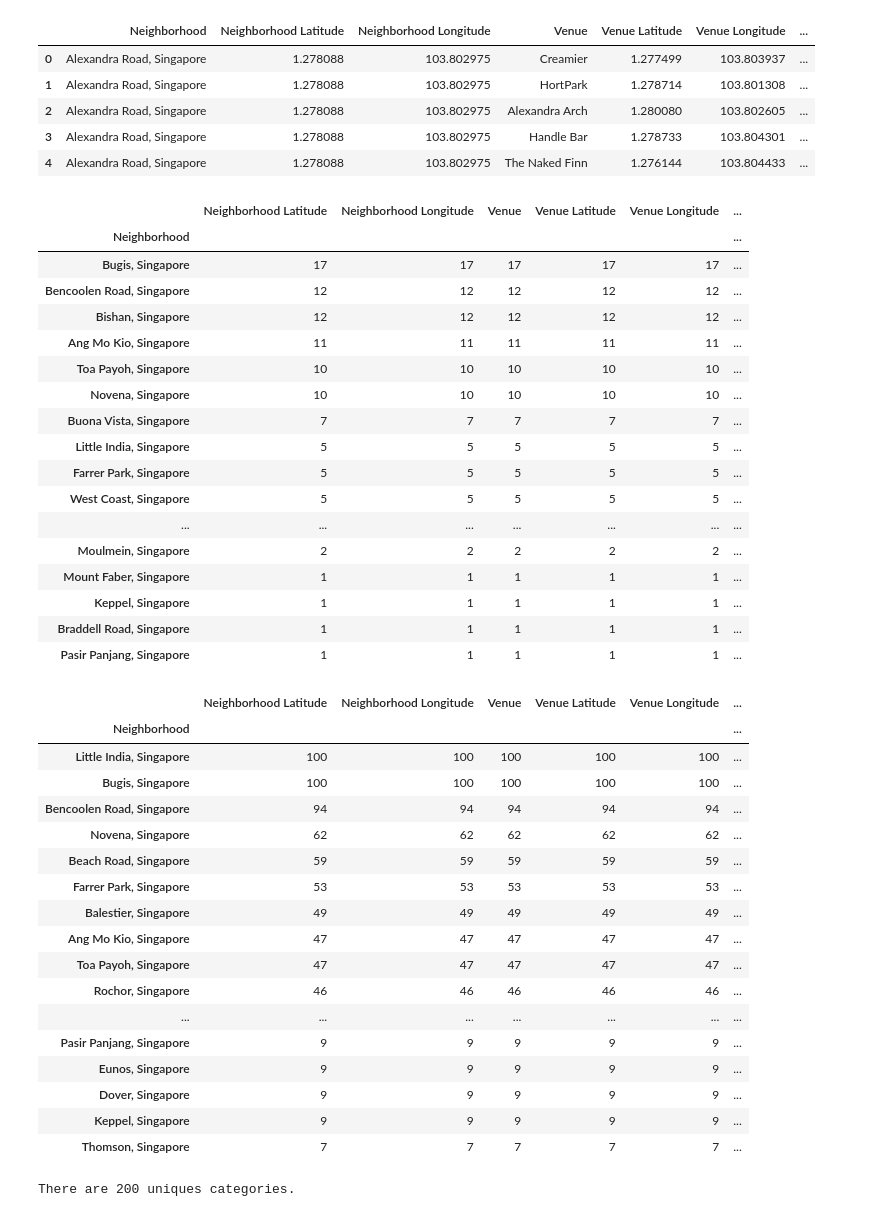
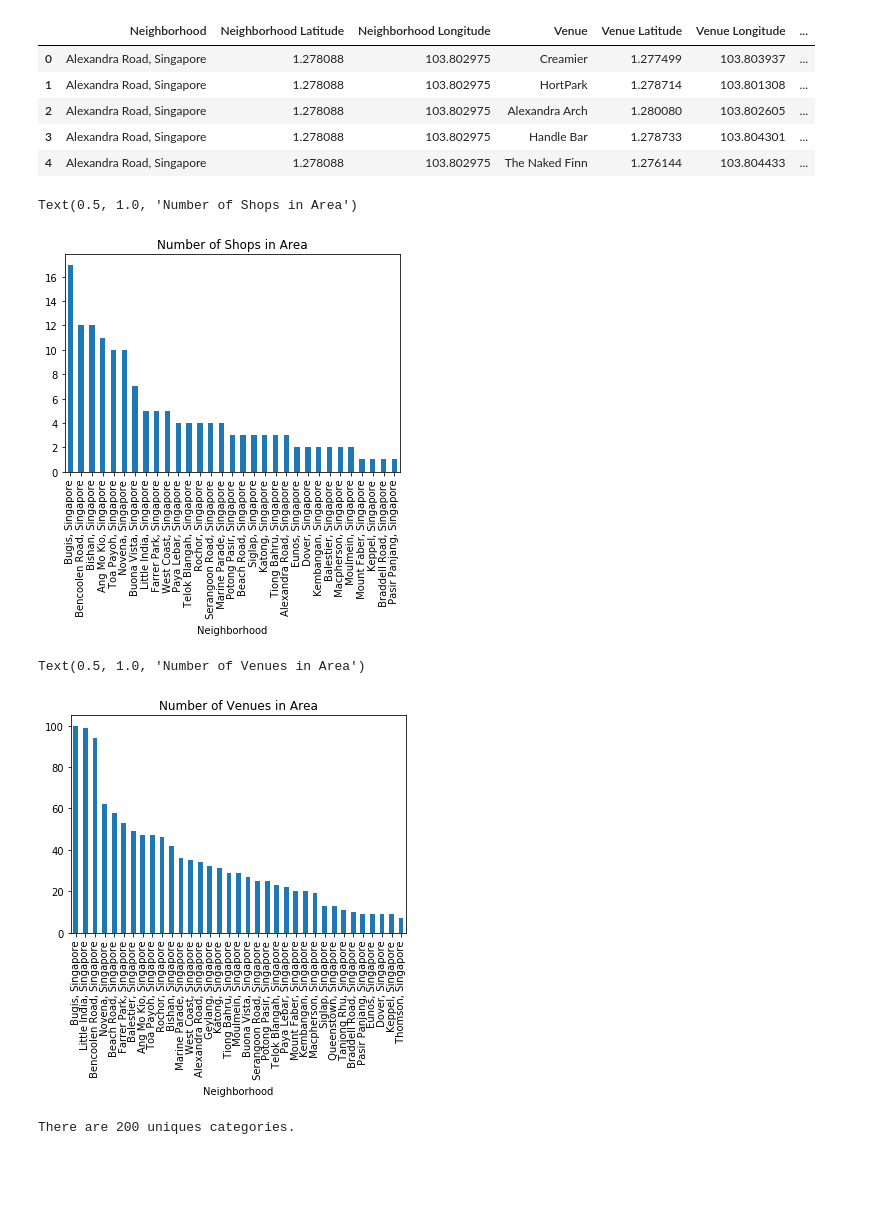
Before and after one commit to tianliangwanan/Coursera_Capstone, a Jupyter notebook: Battle of Neighborhood in Singapore.ipynb, the cells around one changed output. Cells and saved outputs as stored; diff of their text form; code cells hidden in the pictures; blank space fills up the shorter version.

Commit message:
AMD PC update to Neighborhood

```diff
--- a/Battle of Neighborhood in Singapore.ipynb
+++ b/Battle of Neighborhood in Singapore.ipynb
@@ -242,47 +245,19 @@ Ang Mo Kio, Singapore
 | 3 | Alexandra Road, Singapore | 1.278088 | 103.802975 | Handle Bar | 1.278733 | 103.804301 | ... |
 | 4 | Alexandra Road, Singapore | 1.278088 | 103.802975 | The Naked Finn | 1.276144 | 103.804433 | ... |
 # %%
-rcr_sg_venues.loc[rcr_sg_venues['Venue Category'].str.contains("[S|s]hop")].groupby('Neighborhood').count().sort_values(by='Venue',ascending=False)
+rcr_sg_shop = rcr_sg_venues.loc[rcr_sg_venues['Venue Category'].str.contains("[S|s]hop")].groupby('Neighborhood').count().sort_values(by='Venue',ascending=False)
+rcr_sg_shop['Venue'].plot(kind='bar')
+plt.title('Number of Shops in Area')
 # %% [output]
-|  | Neighborhood Latitude | Neighborhood Longitude | Venue | Venue Latitude | Venue Longitude | ... |
-| Neighborhood |  |  |  |  |  | ... |
-| Bugis, Singapore | 17 | 17 | 17 | 17 | 17 | ... |
-| Bencoolen Road, Singapore | 12 | 12 | 12 | 12 | 12 | ... |
-| Bishan, Singapore | 12 | 12 | 12 | 12 | 12 | ... |
-| Ang Mo Kio, Singapore | 11 | 11 | 11 | 11 | 11 | ... |
-| Toa Payoh, Singapore | 10 | 10 | 10 | 10 | 10 | ... |
-| Novena, Singapore | 10 | 10 | 10 | 10 | 10 | ... |
-| Buona Vista, Singapore | 7 | 7 | 7 | 7 | 7 | ... |
-| Little India, Singapore | 5 | 5 | 5 | 5 | 5 | ... |
-| Farrer Park, Singapore | 5 | 5 | 5 | 5 | 5 | ... |
-| West Coast, Singapore | 5 | 5 | 5 | 5 | 5 | ... |
-| ... | ... | ... | ... | ... | ... | ... |
-| Moulmein, Singapore | 2 | 2 | 2 | 2 | 2 | ... |
-| Mount Faber, Singapore | 1 | 1 | 1 | 1 | 1 | ... |
-| Keppel, Singapore | 1 | 1 | 1 | 1 | 1 | ... |
-| Braddell Road, Singapore | 1 | 1 | 1 | 1 | 1 | ... |
-| Pasir Panjang, Singapore | 1 | 1 | 1 | 1 | 1 | ... |
+Text(0.5, 1.0, 'Number of Shops in Area')
+[figure, added]
 # %%
 rcr_sg_venues.groupby('Neighborhood').count().sort_values(by=['Venue'],ascending=False)
+rcr_sg_venues.groupby('Neighborhood').count().sort_values(by=['Venue'],ascending=False)['Venue'].plot(kind='bar')
+plt.title('Number of Venues in Area')
 # %% [output]
-|  | Neighborhood Latitude | Neighborhood Longitude | Venue | Venue Latitude | Venue Longitude | ... |
-| Neighborhood |  |  |  |  |  | ... |
-| Little India, Singapore | 100 | 100 | 100 | 100 | 100 | ... |
-| Bugis, Singapore | 100 | 100 | 100 | 100 | 100 | ... |
-| Bencoolen Road, Singapore | 94 | 94 | 94 | 94 | 94 | ... |
-| Novena, Singapore | 62 | 62 | 62 | 62 | 62 | ... |
-| Beach Road, Singapore | 59 | 59 | 59 | 59 | 59 | ... |
-| Farrer Park, Singapore | 53 | 53 | 53 | 53 | 53 | ... |
-| Balestier, Singapore | 49 | 49 | 49 | 49 | 49 | ... |
-| Ang Mo Kio, Singapore | 47 | 47 | 47 | 47 | 47 | ... |
-| Toa Payoh, Singapore | 47 | 47 | 47 | 47 | 47 | ... |
-| Rochor, Singapore | 46 | 46 | 46 | 46 | 46 | ... |
-| ... | ... | ... | ... | ... | ... | ... |
-| Pasir Panjang, Singapore | 9 | 9 | 9 | 9 | 9 | ... |
-| Eunos, Singapore | 9 | 9 | 9 | 9 | 9 | ... |
-| Dover, Singapore | 9 | 9 | 9 | 9 | 9 | ... |
-| Keppel, Singapore | 9 | 9 | 9 | 9 | 9 | ... |
-| Thomson, Singapore | 7 | 7 | 7 | 7 | 7 | ... |
+Text(0.5, 1.0, 'Number of Venues in Area')
+[figure, added]
 # %%
 print('There are {} uniques categories.'.format(len(rcr_sg_venues['Venue Category'].unique())))
 # %% [output]
```
Also changed, not shown: parts of 6 cells of this notebook.
